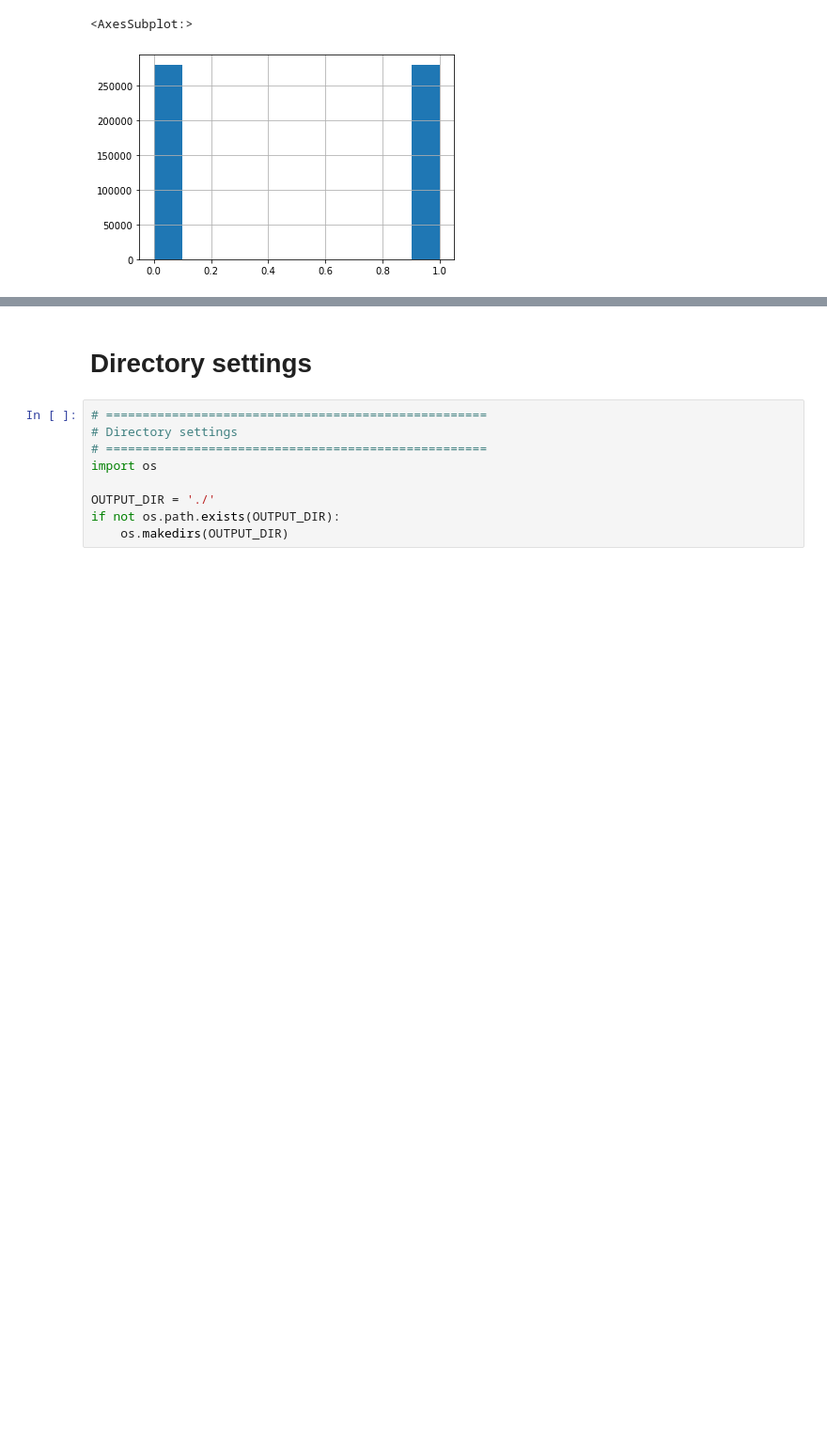
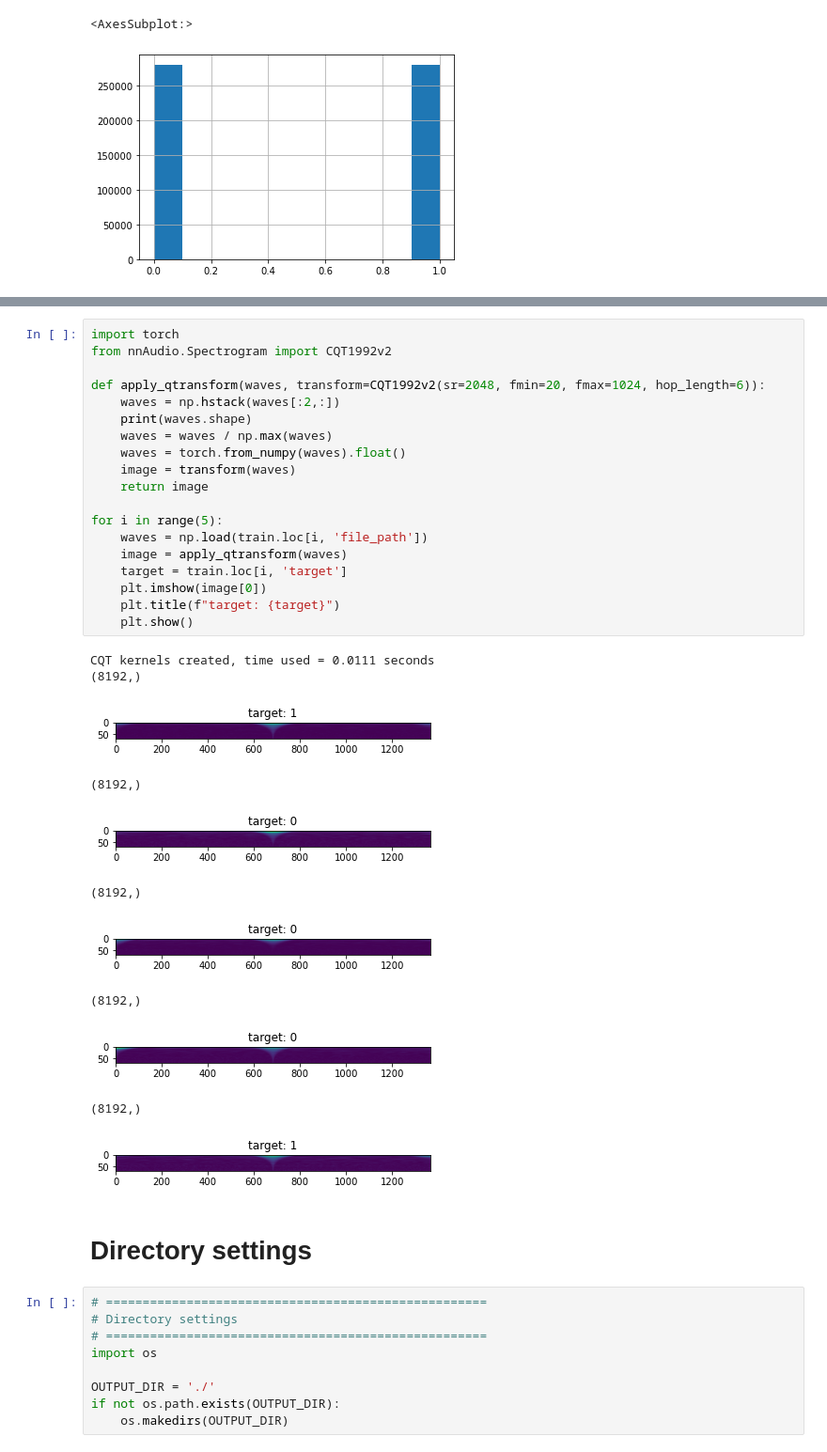
Before and after one commit to mizoo-snow21/G2Net-Gravitational-Wave-Detection, a Jupyter notebook: g2net-efficientnets-baseline-training.ipynb, the cells around one changed output, grey strips where cells are left out. Shown: that part at 94% size. Saved outputs shown, nothing was run; the diff lists cells and outputs as text; blank space fills up the shorter version.

```diff
--- a/g2net-efficientnets-baseline-training.ipynb
+++ b/g2net-efficientnets-baseline-training.ipynb
@@ -99,3 +179,34 @@ train['target'].hist()
+# %%
+import torch
+from nnAudio.Spectrogram import CQT1992v2
+
+def apply_qtransform(waves, transform=CQT1992v2(sr=2048, fmin=20, fmax=1024, hop_length=6)):
+    waves = np.hstack(waves[:2,:])
+    print(waves.shape)
+    waves = waves / np.max(waves)
+    waves = torch.from_numpy(waves).float()
+    image = transform(waves)
+    return image
+
+for i in range(5):
+    waves = np.load(train.loc[i, 'file_path'])
+    image = apply_qtransform(waves)
+    target = train.loc[i, 'target']
+    plt.imshow(image[0])
+    plt.title(f"target: {target}")
+    plt.show()
+# %% [output]
+CQT kernels created, time used = 0.0111 seconds
+(8192,)
+[figure, added]
+(8192,)
+[figure, added]
+(8192,)
+[figure, added]
+(8192,)
+[figure, added]
+(8192,)
+[figure, added]
 # %% [markdown]
 # Directory settings
 # %%
```
Also changed, not shown: parts of 23 cells of this notebook, 2 other files.
